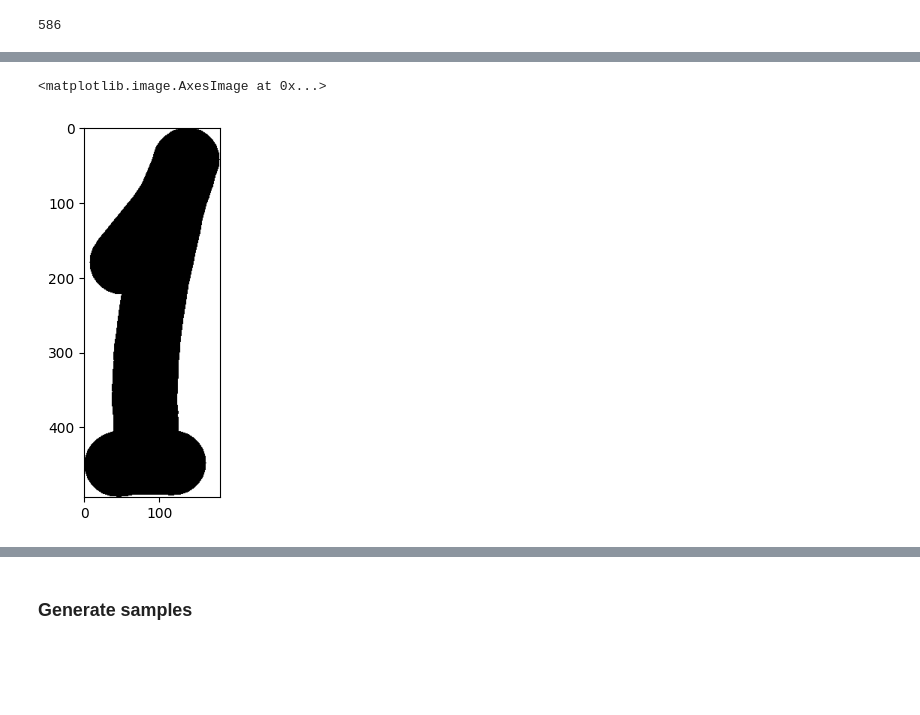
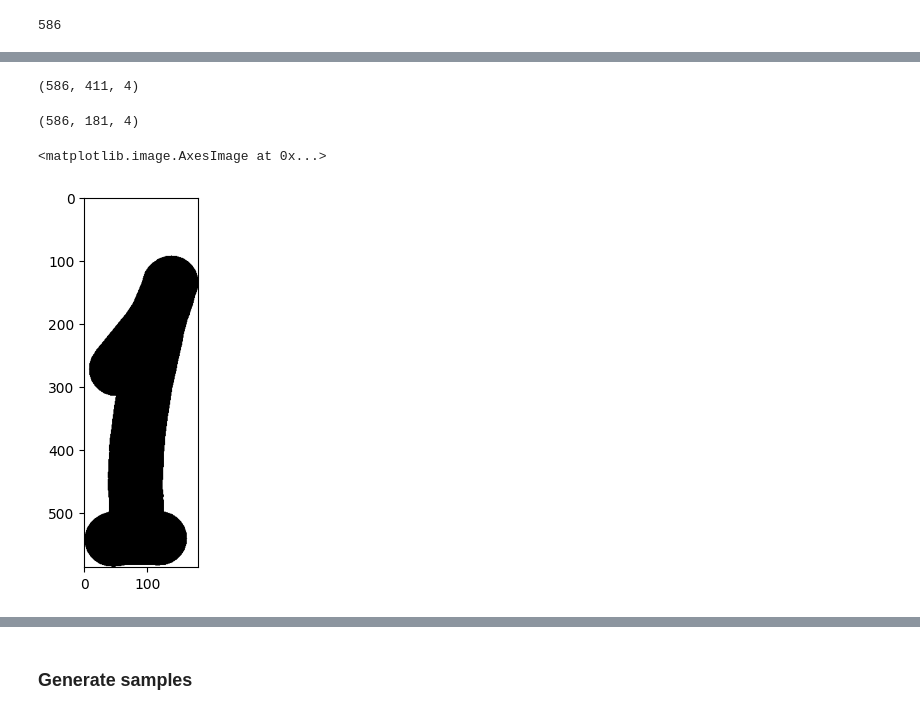
Before and after one commit to angelo-volpe/document-generator-jobs, a Jupyter notebook: notebooks/Generate Samples.ipynb, the cells around one changed output, grey strips where cells are left out. Drawn from its saved outputs; the diff is of its cells as text; code cells hidden in the pictures; blank space fills up the shorter version.

```diff
--- a/notebooks/Generate Samples.ipynb
+++ b/notebooks/Generate Samples.ipynb
@@ -118,3 +133,0 @@ max_height - letter_1_height
-# %%
-# pad images to fit the largest one
-for image in
@@ -128,5 +134,28 @@ plt.imshow(letter_image_0)
+# %%
+images_to_concat_padded = []
+
+# pad images to fit the largest one
+for image in images_to_concat:
+    pad_height = max_height - image.shape[0]
+
+    padded_image = cv2.copyMakeBorder(
+        image,
+        top=pad_height, bottom=0, left=0, right=0,
+        borderType=cv2.BORDER_CONSTANT,
+        value=[0, 0, 0, 0]  # Transparent (RGBA)
+    )
+
+    images_to_concat_padded.append(padded_image)
+# %%
+images_to_concat_padded[0].shape
+# %% [output]
+(586, 411, 4)
+# %%
+images_to_concat_padded[1].shape
+# %% [output]
+(586, 181, 4)
 # %%
-plt.imshow(letter_image_1)
+plt.imshow(images_to_concat_padded[1])
 # %% [output]
 <matplotlib.image.AxesImage at 0x...>
-[figure, old version]
+[figure, new version]
```
Also changed, not shown: parts of 50 cells of this notebook, 1 other file.
